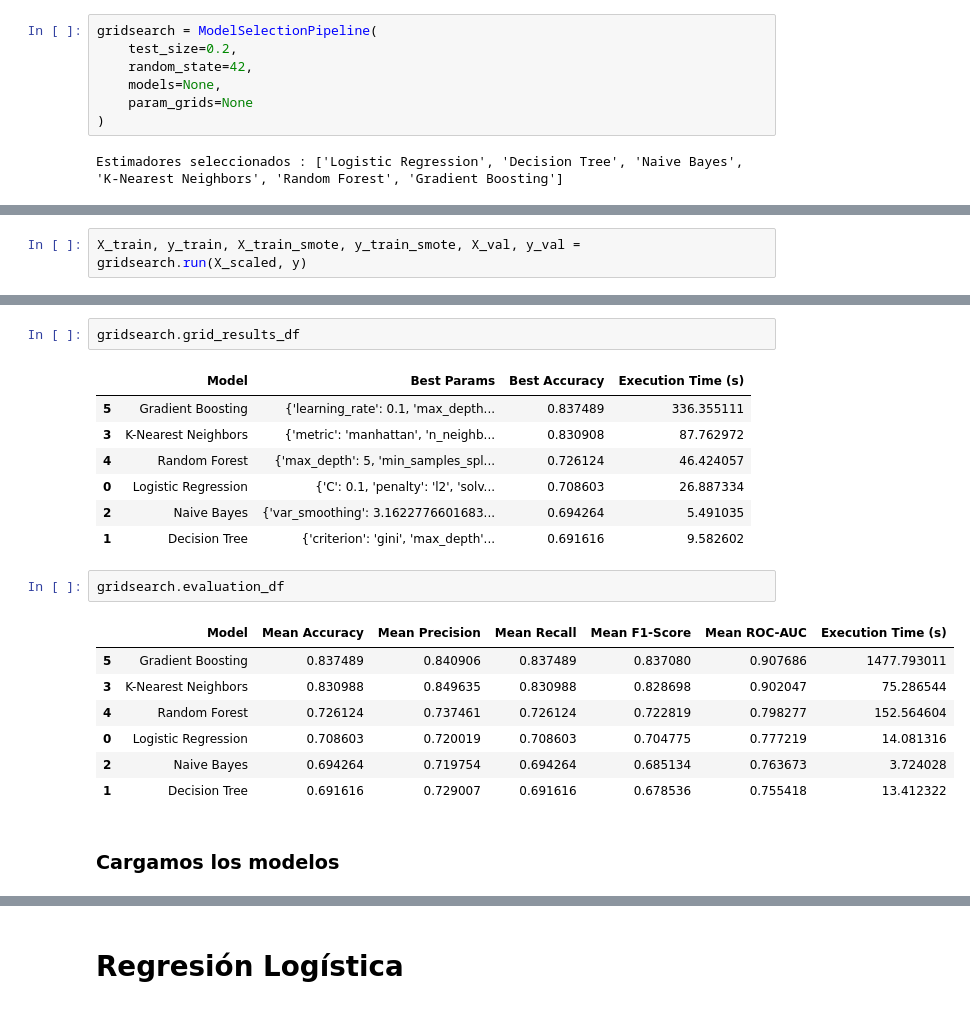
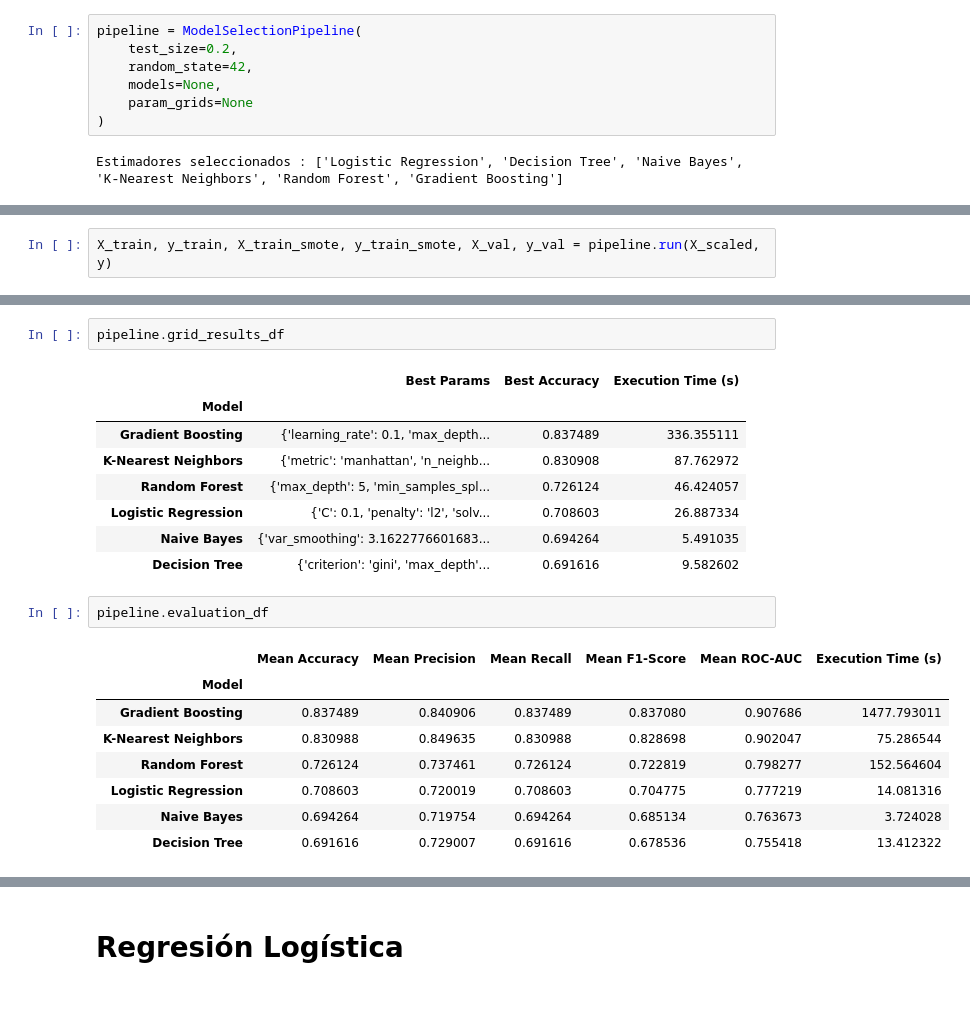
Before and after one commit to marioUnir/TFM, a Jupyter notebook: notebooks/4-Modelling.ipynb, the cells around one changed output, grey strips where cells are left out. Saved outputs shown, nothing was run; the diff lists cells and outputs as text.

```diff
--- a/notebooks/4-Modelling.ipynb
+++ b/notebooks/4-Modelling.ipynb
@@ -78,7 +78,7 @@ print("\n",X_scaled.shape)
 # %%
 from Modelling import ModelSelectionPipeline
 # %%
-gridsearch = ModelSelectionPipeline(
+pipeline = ModelSelectionPipeline(
     test_size=0.2,
     random_state=42,
     models=None,
@@ -118,7 +118,7 @@ gridsearch.param_grids
   'learning_rate': [0.01, 0.1],
   'max_depth': [3, 5]}}
 # %%
-X_train, y_train, X_train_smote, y_train_smote, X_val, y_val = gridsearch.run(X_scaled, y)
+X_train, y_train, X_train_smote, y_train_smote, X_val, y_val = pipeline.run(X_scaled, y)
 # %% [output]
 División en train y test ...
 Balanceando el dataset en train ...
@@ -160,24 +160,24 @@ gridsearch.best_models
  'Random Forest': RandomForestClassifier(max_depth=5, min_samples_split=50, random_state=42),
  'Gradient Boosting': GradientBoostingClassifier(max_depth=5, random_state=42)}
 # %%
-gridsearch.grid_results_df
+pipeline.grid_results_df
 # %% [output]
-|  | Model | Best Params | Best Accuracy | Execution Time (s) |
-| 5 | Gradient Boosting | {'learning_rate': 0.1, 'max_depth... | 0.837489 | 336.355111 |
-| 3 | K-Nearest Neighbors | {'metric': 'manhattan', 'n_neighb... | 0.830908 | 87.762972 |
-| 4 | Random Forest | {'max_depth': 5, 'min_samples_spl... | 0.726124 | 46.424057 |
-| 0 | Logistic Regression | {'C': 0.1, 'penalty': 'l2', 'solv... | 0.708603 | 26.887334 |
-| 2 | Naive Bayes | {'var_smoothing': 3.1622776601683... | 0.694264 | 5.491035 |
-| 1 | Decision Tree | {'criterion': 'gini', 'max_depth'... | 0.691616 | 9.582602 |
+|  | Best Params | Best Accuracy | Execution Time (s) |
+| Model |  |  |  |
+| Gradient Boosting | {'learning_rate': 0.1, 'max_depth... | 0.837489 | 336.355111 |
+| K-Nearest Neighbors | {'metric': 'manhattan', 'n_neighb... | 0.830908 | 87.762972 |
+| Random Forest | {'max_depth': 5, 'min_samples_spl... | 0.726124 | 46.424057 |
+| Logistic Regression | {'C': 0.1, 'penalty': 'l2', 'solv... | 0.708603 | 26.887334 |
+| Naive Bayes | {'var_smoothing': 3.1622776601683... | 0.694264 | 5.491035 |
+| Decision Tree | {'criterion': 'gini', 'max_depth'... | 0.691616 | 9.582602 |
 # %%
-gridsearch.evaluation_df
+pipeline.evaluation_df
 # %% [output]
-|  | Model | Mean Accuracy | Mean Precision | Mean Recall | Mean F1-Score | Mean ROC-AUC | Execution Time (s) |
-| 5 | Gradient Boosting | 0.837489 | 0.840906 | 0.837489 | 0.837080 | 0.907686 | 1477.793011 |
-| 3 | K-Nearest Neighbors | 0.830988 | 0.849635 | 0.830988 | 0.828698 | 0.902047 | 75.286544 |
-| 4 | Random Forest | 0.726124 | 0.737461 | 0.726124 | 0.722819 | 0.798277 | 152.564604 |
-| 0 | Logistic Regression | 0.708603 | 0.720019 | 0.708603 | 0.704775 | 0.777219 | 14.081316 |
-| 2 | Naive Bayes | 0.694264 | 0.719754 | 0.694264 | 0.685134 | 0.763673 | 3.724028 |
-| 1 | Decision Tree | 0.691616 | 0.729007 | 0.691616 | 0.678536 | 0.755418 | 13.412322 |
+|  | Mean Accuracy | Mean Precision | Mean Recall | Mean F1-Score | Mean ROC-AUC | Execution Time (s) |
+| Model |  |  |  |  |  |  |
+| Gradient Boosting | 0.837489 | 0.840906 | 0.837489 | 0.837080 | 0.907686 | 1477.793011 |
+| K-Nearest Neighbors | 0.830988 | 0.849635 | 0.830988 | 0.828698 | 0.902047 | 75.286544 |
+| Random Forest | 0.726124 | 0.737461 | 0.726124 | 0.722819 | 0.798277 | 152.564604 |
+| Logistic Regression | 0.708603 | 0.720019 | 0.708603 | 0.704775 | 0.777219 | 14.081316 |
+| Naive Bayes | 0.694264 | 0.719754 | 0.694264 | 0.685134 | 0.763673 | 3.724028 |
+| Decision Tree | 0.691616 | 0.729007 | 0.691616 | 0.678536 | 0.755418 | 13.412322 |
-# %% [markdown]
-### Cargamos los modelos
```
Also changed, not shown: parts of 42 cells of this notebook, 12 other files.
